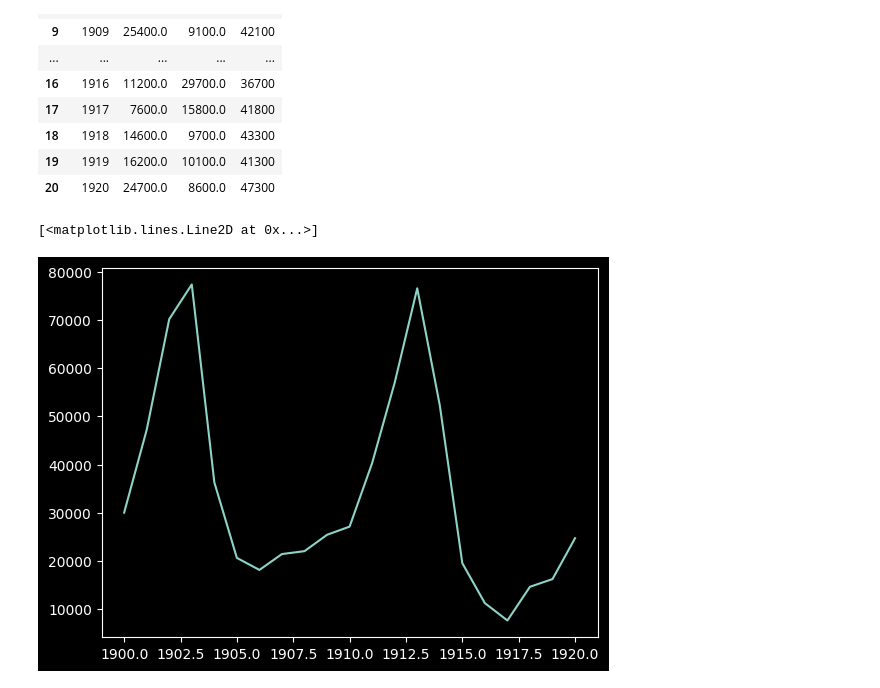
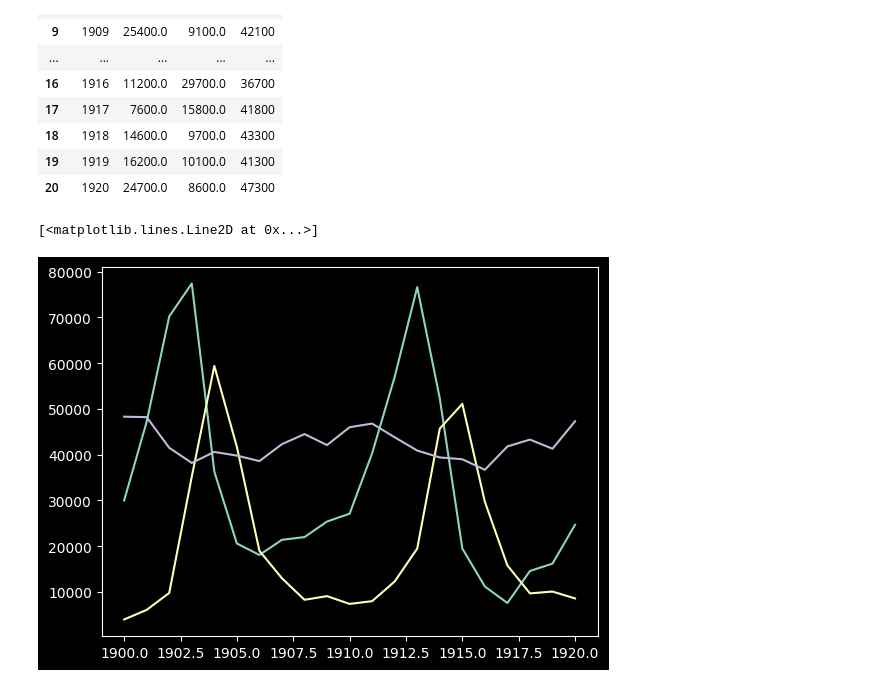
Before and after one commit to Aayush-Bhatia/python-for-DataAnalytics, a Jupyter notebook: DataVisualization.ipynb, the cells around one changed output. Saved outputs shown, nothing was run; the diff lists cells and outputs as text; code cells hidden in the pictures.

Commit message:
Data Visualization

```diff
--- a/DataVisualization.ipynb
+++ b/DataVisualization.ipynb
@@ -238,6 +234,8 @@ file
 | 20 | 1920 | 24700.0 | 8600.0 | 47300 |
 # %%
 plt.plot(file['# year'],file['hare']) # aise hi baaki features k liye bhi hpojayega
+plt.plot(file['# year'],file['lynx'])
+plt.plot(file['# year'],file['carrot'])
 # %% [output]
 [<matplotlib.lines.Line2D at 0x...>]
-[figure, old version]
+[figure, new version]
```
Also changed, not shown: parts of 88 cells of this notebook, 2 other files.
